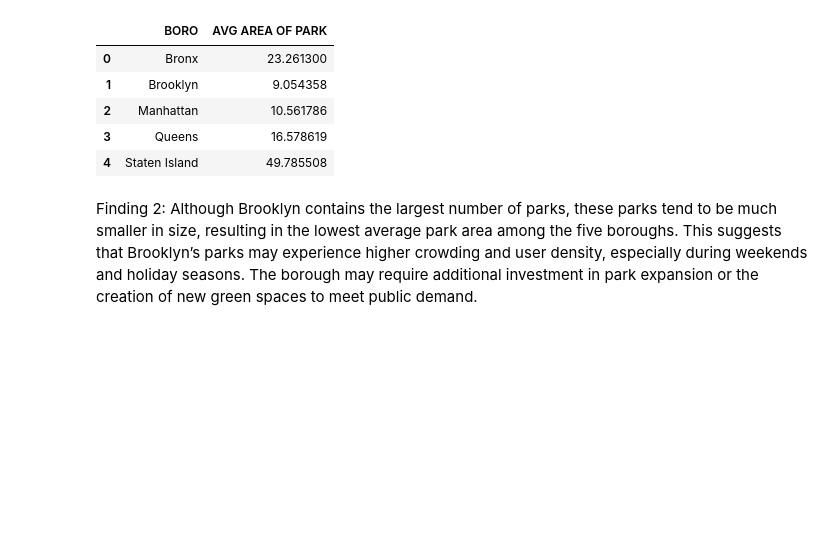
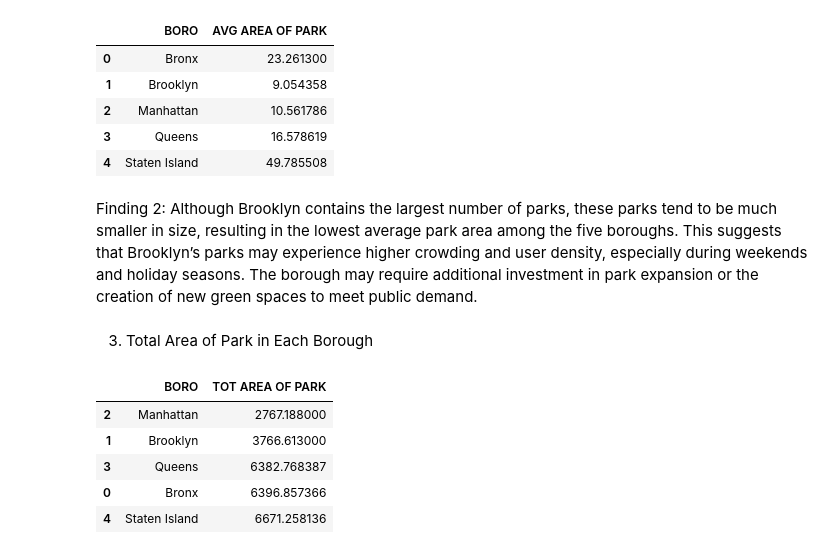
Before and after one commit to meryhotma/meryhotma.github.io, a Jupyter notebook: Project_3.ipynb, the cells around one changed output. Cells and saved outputs as stored; diff of their text form; code cells hidden in the pictures; blank space fills up the shorter version.

```diff
--- a/Project_3.ipynb
+++ b/Project_3.ipynb
@@ -279,3 +279,19 @@ park_area
 | 4 | Staten Island | 49.785508 |
 # %% [markdown]
 Finding 2: Although Brooklyn contains the largest number of parks, these parks tend to be much smaller in size, resulting in the lowest average park area among the five boroughs. This suggests that Brooklyn’s parks may experience higher crowding and user density, especially during weekends and holiday seasons. The borough may require additional investment in park expansion or the creation of new green spaces to meet public demand.
+# %% [markdown]
+3. Total Area of Park in Each Borough
+# %%
+# calculate the average area of of park per borough
+park_area_total = (
+    park_filtered.groupby("BORO")["ACRES"].sum().reset_index(name="TOT AREA OF PARK")
+)
+
+park_area_total.sort_values("TOT AREA OF PARK")
+# %% [output]
+|  | BORO | TOT AREA OF PARK |
+| 2 | Manhattan | 2767.188000 |
+| 1 | Brooklyn | 3766.613000 |
+| 3 | Queens | 6382.768387 |
+| 0 | Bronx | 6396.857366 |
+| 4 | Staten Island | 6671.258136 |
```
Also changed, not shown: parts of 8 cells of this notebook.
